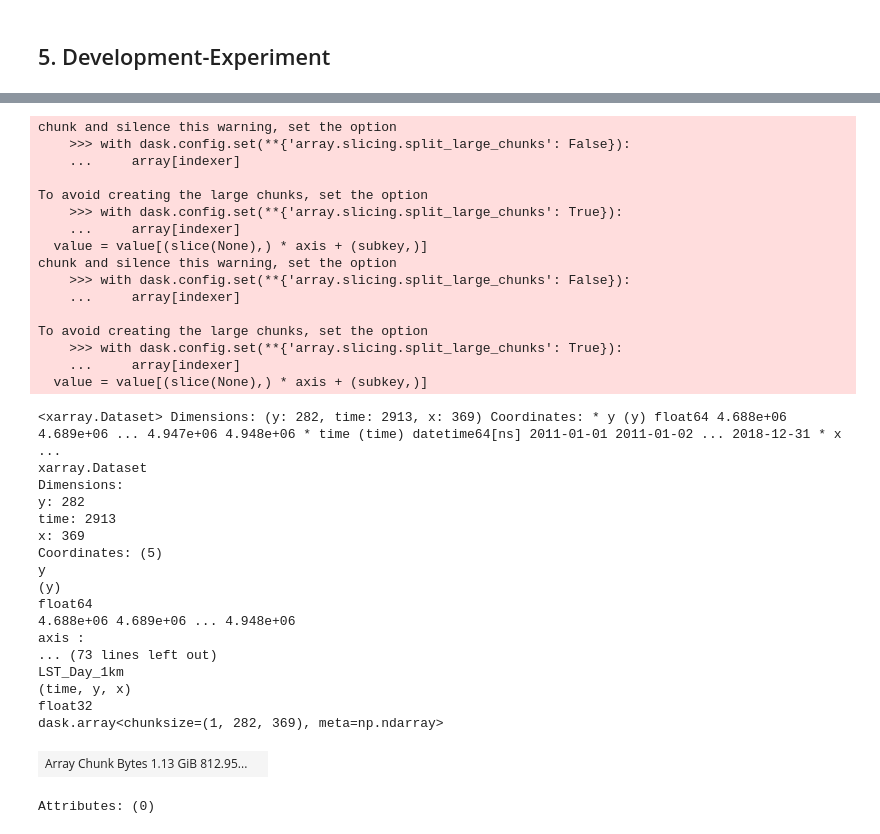
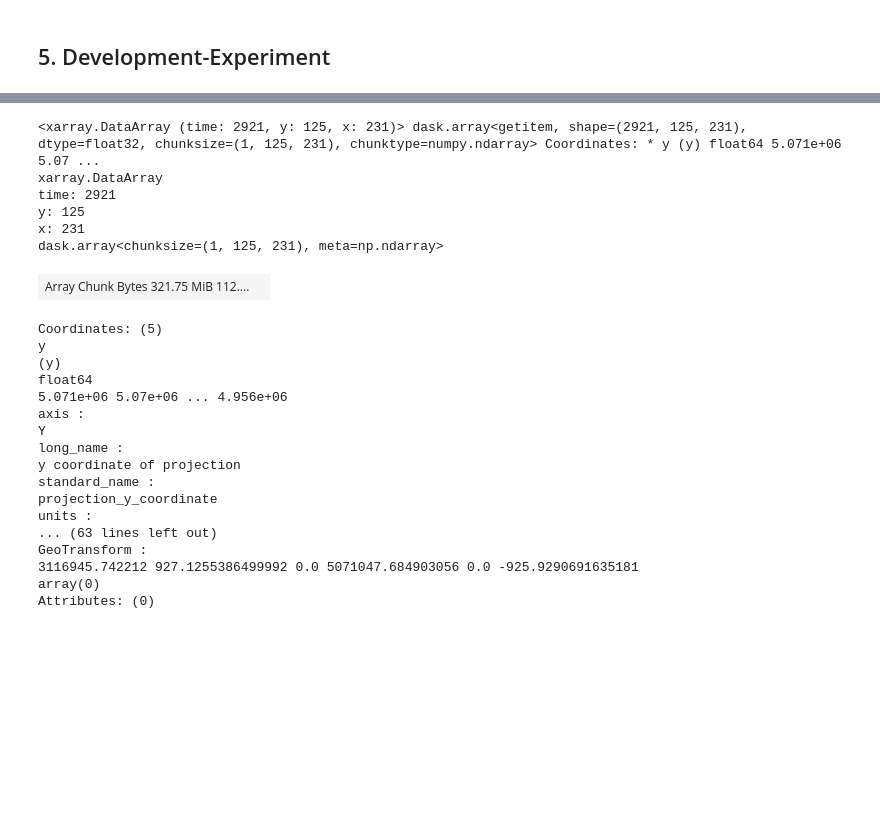
Before and after one commit to donmezkutay/ATMOS22-Paper-Codes, a Jupyter notebook: adjust_retrieve_data.ipynb, the cells around one changed output, grey strips where cells are left out. Cells and saved outputs as stored; diff of their text form; code cells hidden in the pictures; blank space fills up the shorter version.

Commit message:
#add retrieve modis merge data function

```diff
--- a/adjust_retrieve_data.ipynb
+++ b/adjust_retrieve_data.ipynb
@@ -239,4 +182,4 @@ def retrieve_modis(province, source_type):
 # %%
-province = 'ankara'
-source_type = 'terra'
+province = 'istanbul'
+source_type = 'aqua'
 dt = retrieve_modis(province, source_type)
@@ -271,8 +185,0 @@ var_name = 'LST_Day_1km'
-# %%
-# y limit where we merge the two dataset together
-v5_v4_boundary = 121
-v5_v4_limit = 284
-
-# assign names to dataarrays
-dt[tile_extension[1]].name = var_name
-dt[tile_extension[0]].name = var_name
@@ -335,39 +186,27 @@ Attributes: (0)
-# %%
-xr.merge([dt[tile_extension[1]].isel(y=slice(v5_v4_boundary, v5_v4_limit)).squeeze(),
-                 dt[tile_extension[0]].isel(y=slice(0, v5_v4_boundary)).squeeze()])
-# %% [output]
-chunk and silence this warning, set the option
-    >>> with dask.config.set(**{'array.slicing.split_large_chunks': False}):
-    ...     array[indexer]
-
-To avoid creating the large chunks, set the option
-    >>> with dask.config.set(**{'array.slicing.split_large_chunks': True}):
-    ...     array[indexer]
-  value = value[(slice(None),) * axis + (subkey,)]
-chunk and silence this warning, set the option
-    >>> with dask.config.set(**{'array.slicing.split_large_chunks': False}):
-    ...     array[indexer]
-
-To avoid creating the large chunks, set the option
-    >>> with dask.config.set(**{'array.slicing.split_large_chunks': True}):
-    ...     array[indexer]
-  value = value[(slice(None),) * axis + (subkey,)]
-<xarray.Dataset> Dimensions: (y: 282, time: 2913, x: 369) Coordinates: * y (y) float64 4.688e+06 4.689e+06 ... 4.947e+06 4.948e+06 * time (time) datetime64[ns] 2011-01-01 2011-01-02 ... 2018-12-31 * x ...
-xarray.Dataset
-Dimensions:
-y: 282
-time: 2913
-x: 369
-Coordinates: (5)
-y
-(y)
-float64
-4.688e+06 4.689e+06 ... 4.948e+06
-axis :
-... (73 lines left out)
-LST_Day_1km
-(time, y, x)
-float32
-dask.array<chunksize=(1, 282, 369), meta=np.ndarray>
-| Array Chunk Bytes 1.13 GiB 812.95... |  |
-Attributes: (0)
+# %%
+dt
+# %% [output]
+<xarray.DataArray (time: 2921, y: 125, x: 231)> dask.array<getitem, shape=(2921, 125, 231), dtype=float32, chunksize=(1, 125, 231), chunktype=numpy.ndarray> Coordinates: * y (y) float64 5.071e+06 5.07 ...
+xarray.DataArray
+time: 2921
+y: 125
+x: 231
+dask.array<chunksize=(1, 125, 231), meta=np.ndarray>
+| Array Chunk Bytes 321.75 MiB 112.... |  |
+Coordinates: (5)
+y
+(y)
+float64
+5.071e+06 5.07e+06 ... 4.956e+06
+axis :
+Y
+long_name :
+y coordinate of projection
+standard_name :
+projection_y_coordinate
+units :
+... (63 lines left out)
+GeoTransform :
+3116945.742212 927.1255386499992 0.0 5071047.684903056 0.0 -925.9290691635181
+array(0)
+Attributes: (0)
```
Also changed, not shown: parts of 12 cells of this notebook.
